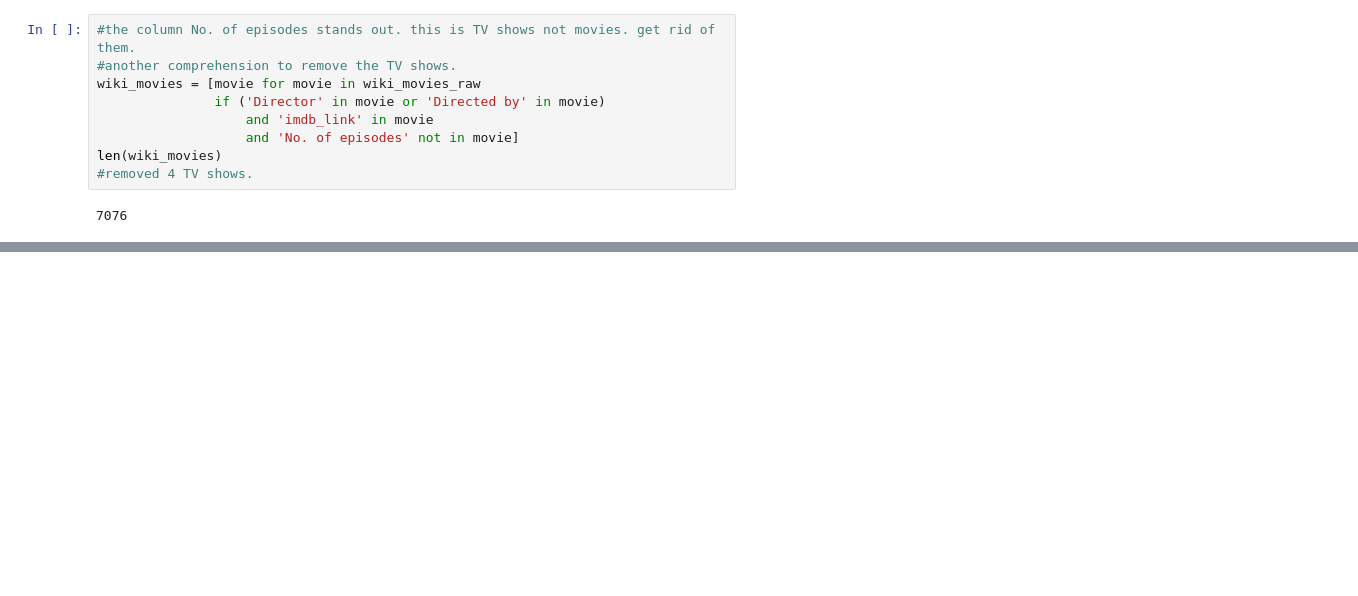
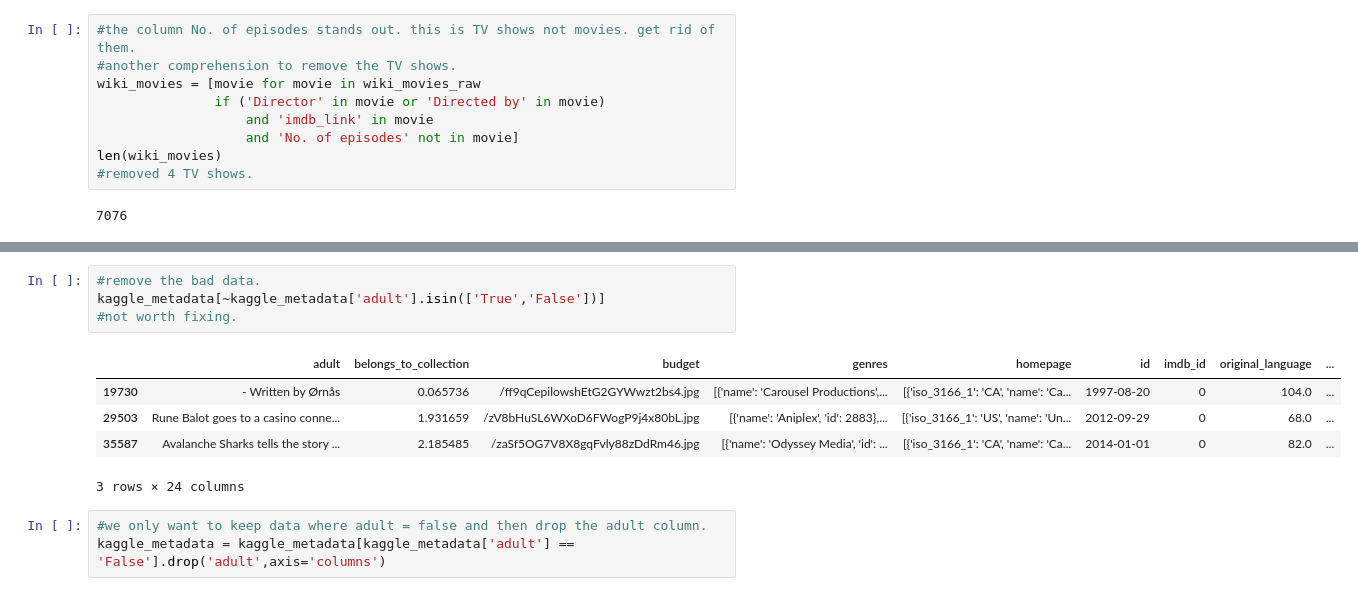
Before and after one commit to DaniliukK95/movies-etl, a Jupyter notebook: Module8.ipynb, the cells around one changed output, grey strips where cells are left out. Saved outputs shown, nothing was run; the diff lists cells and outputs as text; blank space fills up the shorter version.

```diff
--- a/Module8.ipynb
+++ b/Module8.ipynb
@@ -248,0 +924,13 @@ sorted(wiki_movies_df.columns.tolist())
+# %%
+#remove the bad data.
+kaggle_metadata[~kaggle_metadata['adult'].isin(['True','False'])]
+#not worth fixing.
+# %% [output]
+|  | adult | belongs_to_collection | budget | genres | homepage | id | imdb_id | original_language | ... |
+| 19730 | - Written by Ørnås | 0.065736 | /ff9qCepilowshEtG2GYWwzt2bs4.jpg | [{'name': 'Carousel Productions',... | [{'iso_3166_1': 'CA', 'name': 'Ca... | 1997-08-20 | 0 | 104.0 | ... |
+| 29503 | Rune Balot goes to a casino conne... | 1.931659 | /zV8bHuSL6WXoD6FWogP9j4x80bL.jpg | [{'name': 'Aniplex', 'id': 2883},... | [{'iso_3166_1': 'US', 'name': 'Un... | 2012-09-29 | 0 | 68.0 | ... |
+| 35587 | Avalanche Sharks tells the story ... | 2.185485 | /zaSf5OG7V8X8gqFvly88zDdRm46.jpg | [{'name': 'Odyssey Media', 'id': ... | [{'iso_3166_1': 'CA', 'name': 'Ca... | 2014-01-01 | 0 | 82.0 | ... |
+3 rows × 24 columns
+# %%
+#we only want to keep data where adult = false and then drop the adult column.
+kaggle_metadata = kaggle_metadata[kaggle_metadata['adult'] == 'False'].drop('adult',axis='columns')
```
Also changed, not shown: parts of 58 cells of this notebook.
